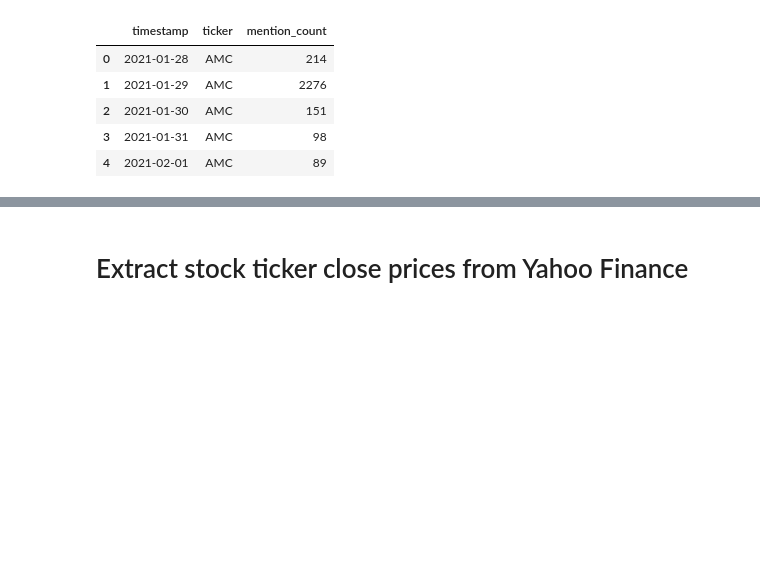
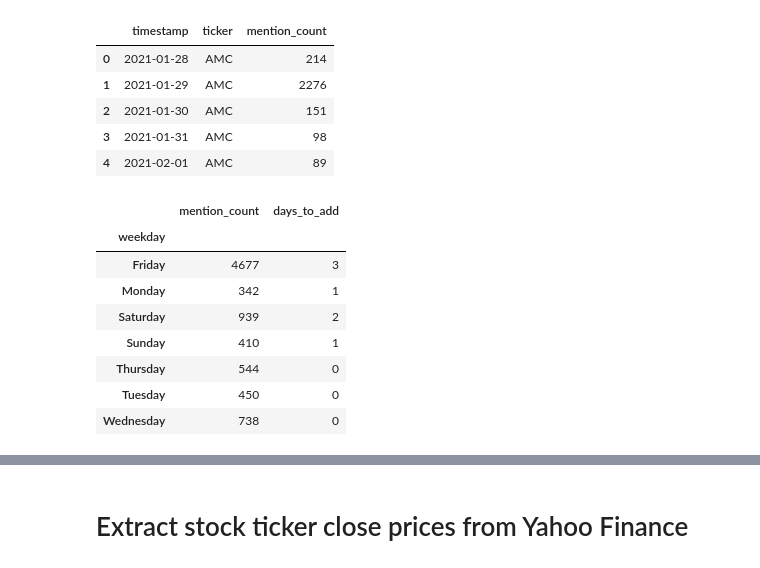
Before and after one commit to tiffanyharris711/callstreet-bets, a Jupyter notebook: CryptoETL.ipynb, the cells around one changed output, grey strips where cells are left out. Cells and saved outputs as stored; diff of their text form; code cells hidden in the pictures; blank space fills up the shorter version.

```diff
--- a/CryptoETL.ipynb
+++ b/CryptoETL.ipynb
@@ -143,26 +143,36 @@ consolidated_mentions.head()
 
 # consolidated_mentions.head()
 # %%
-# #add weekday to df, need to change timestamp to mirror with stock ticker data
-# consolidated_mentions['weekday'] = pd.to_datetime(consolidated_mentions['timestamp']).dt.day_name()
+#add weekday to df, need to change timestamp to mirror with stock ticker data
+consolidated_mentions['weekday'] = pd.to_datetime(consolidated_mentions['timestamp']).dt.day_name()
 
-# #create a new column to identify weekends and how many days to add
-# consolidated_mentions["days_to_add"] = 0
+#create a new column to identify weekends and how many days to add
+consolidated_mentions["days_to_add"] = 0
 
-# #add 2 days on Saturday to match to Monday's stock data
-# consolidated_mentions.loc[consolidated_mentions.weekday=="Saturday", 'days_to_add'] = 2
+#add 2 days on Saturday to match to Monday's stock data
+consolidated_mentions.loc[consolidated_mentions.weekday=="Saturday", 'days_to_add'] = 2
 
-# #add 1 day to Sunday to match to Monday's stock data
-# consolidated_mentions.loc[consolidated_mentions.weekday=="Sunday", 'days_to_add'] = 1
+#add 1 day to Sunday to match to Monday's stock data
+consolidated_mentions.loc[consolidated_mentions.weekday=="Sunday", 'days_to_add'] = 1
 
-# #add days to holidays stock data
-# consolidated_mentions.loc[consolidated_mentions.timestamp=='2021-02-15', 'days_to_add'] = 1
-# consolidated_mentions.loc[consolidated_mentions.timestamp=='2021-04-02', 'days_to_add'] = 3
-# consolidated_mentions.loc[consolidated_mentions.timestamp=='2021-05-31', 'days_to_add'] = 1
+#add days to holidays stock data
+consolidated_mentions.loc[consolidated_mentions.timestamp=='2021-02-15', 'days_to_add'] = 1
+consolidated_mentions.loc[consolidated_mentions.timestamp=='2021-04-02', 'days_to_add'] = 3
+consolidated_mentions.loc[consolidated_mentions.timestamp=='2021-05-31', 'days_to_add'] = 1
 
-# #adjust mention date based on days_to_add, this is to line up with the Yahoo Finance data later
-# temp = consolidated_mentions['days_to_add'].apply(np.ceil).apply(lambda x: pd.Timedelta(x, unit='D'))
-# consolidated_mentions['AdjDate'] = consolidated_mentions['timestamp'] + temp
+#adjust mention date based on days_to_add, this is to line up with the Yahoo Finance data later
+temp = consolidated_mentions['days_to_add'].apply(np.ceil).apply(lambda x: pd.Timedelta(x, unit='D'))
+consolidated_mentions['Date'] = consolidated_mentions['timestamp'] + temp
 
-# #review changes to ensure accuracy
-# consolidated_mentions.groupby('weekday').max('days_to_add')
+#review changes to ensure accuracy
+consolidated_mentions.groupby('weekday').max('days_to_add')
+# %% [output]
+|  | mention_count | days_to_add |
+| weekday |  |  |
+| Friday | 4677 | 3 |
+| Monday | 342 | 1 |
+| Saturday | 939 | 2 |
+| Sunday | 410 | 1 |
+| Thursday | 544 | 0 |
+| Tuesday | 450 | 0 |
+| Wednesday | 738 | 0 |
```
Also changed, not shown: parts of 3 cells of this notebook, 4 other files.
